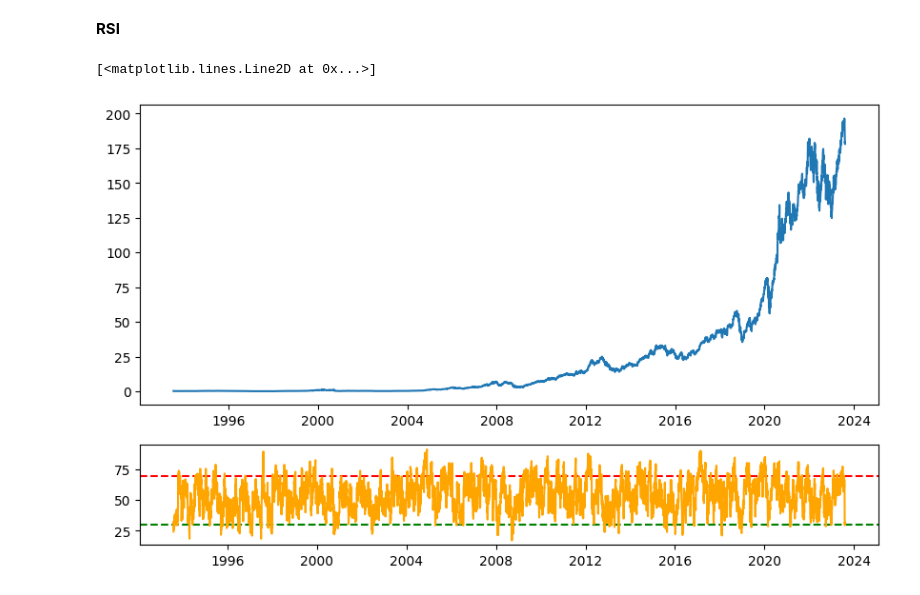
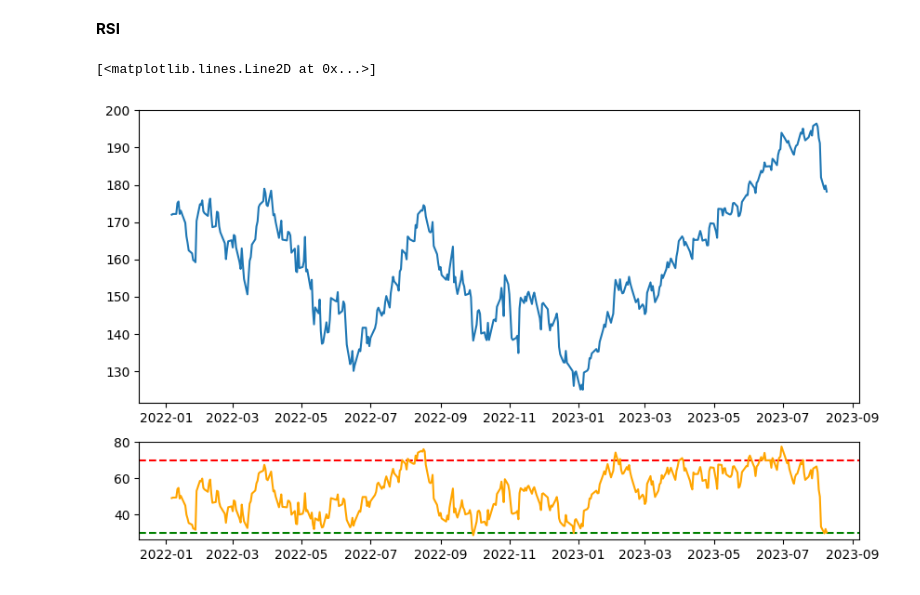
Before and after one commit to miladziekanowska/stock-market-forecast-project, a Jupyter notebook: Technical_Analysis.ipynb, the cells around one changed output. Saved outputs shown, nothing was run; the diff lists cells and outputs as text; code cells hidden in the pictures.

```diff
--- a/Technical_Analysis.ipynb
+++ b/Technical_Analysis.ipynb
@@ -47,17 +47,17 @@ historical_datas['AAPL']
 # %% [markdown]
 **RSI**
 # %%
-historical_datas['AAPL']['RSI'] = ta.RSI(historical_datas['AAPL']['close'])
+historical_datas['AAPL']['RSI'] = ta.RSI(historical_datas['AAPL']['close'].tail(400))
 # %%
 fig, axs = plt.subplots(2, 1, gridspec_kw={"height_ratios":[3,1]}, figsize=(10, 6))
 
-axs[0].plot(historical_datas['AAPL']['close'])
+axs[0].plot(historical_datas['AAPL']['close'].tail(400))
 axs[1].axhline(y=70, color='r', linestyle='--')
 axs[1].axhline(y=30, color='g', linestyle='--')
-axs[1].plot(historical_datas['AAPL']['RSI'], color='orange')
+axs[1].plot(historical_datas['AAPL']['RSI'].tail(400), color='orange')
 # %% [output]
 [<matplotlib.lines.Line2D at 0x...>]
-[figure, old version]
+[figure, new version]
 # %%
 historical_datas['AAPL']['RSI'].head(15)
 # %%
```
Also changed, not shown: parts of 9 cells of this notebook.
